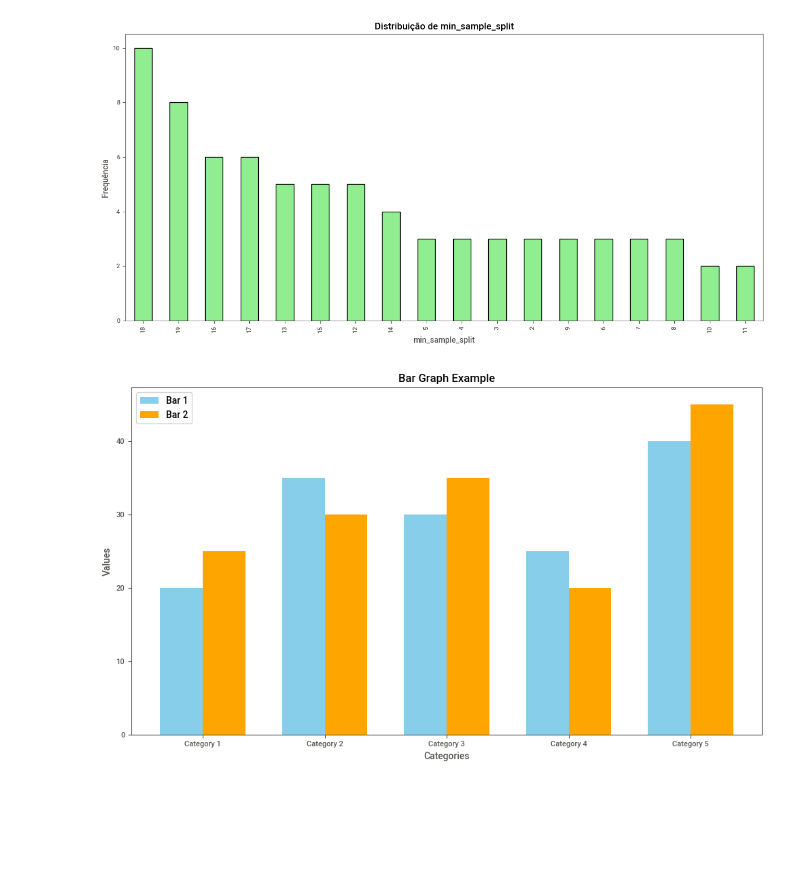
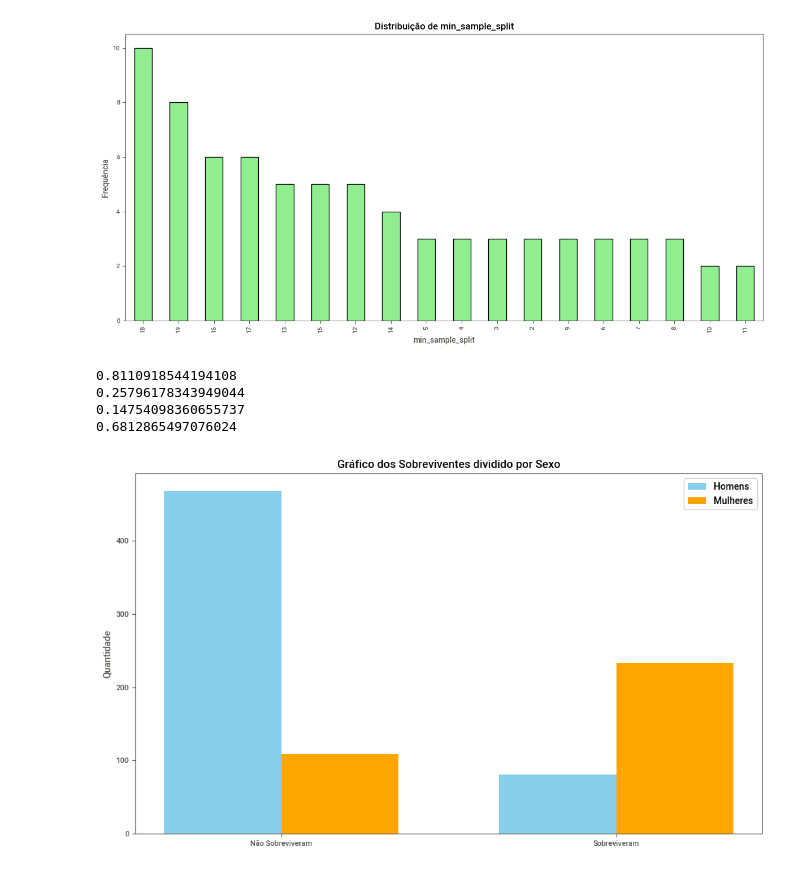
Before and after one commit to masterkey-07/college-projects, a Jupyter notebook: Current Semester/Artificial Intelligence/tasks/first task/playground.ipynb, the cells around one changed output. Drawn from its saved outputs; the diff is of its cells as text; code cells hidden in the pictures; blank space fills up the shorter version.

```diff
--- a/Current Semester/Artificial Intelligence/tasks/first task/playground.ipynb
+++ b/Current Semester/Artificial Intelligence/tasks/first task/playground.ipynb
@@ -6,6 +6,8 @@ import math as m
 import matplotlib.pyplot as plt
 import numpy as np
 # %%
+train = pd.read_csv('./data/train.csv')
+
 new_result = pd.read_csv('./result/new_result.csv', sep=';')
 
 new_result_length = len(new_result.index)
@@ -64,30 +66,49 @@ plot_graph_bar('min_sample_split')
 [figure]
 # %%
 # Sample data
-categories = ['Category 1', 'Category 2', 'Category 3', 'Category 4', 'Category 5']
-values1 = [20, 35, 30, 25, 40]
-values2 = [25, 30, 35, 20, 45]
+categories = ['Não Sobreviveram', 'Sobreviveram']
+
+not_survived = train[train['Survived'] == 0]
+survived = train[train['Survived'] == 1]
+
+male_not_survide = not_survived[not_survived['Sex'] == 'male']['Sex'].count()
+female_not_survide = not_survived[not_survived['Sex'] == 'female']['Sex'].count()
+
+male_survide = survived[survived['Sex'] == 'male']['Sex'].count()
+female_survide = survived[survived['Sex'] == 'female']['Sex'].count()
+
+values1 = [male_not_survide, female_not_survide]
+values2 = [male_survide, female_survide]
+
+print(values1[0]/ (values1[0] + values2[0]))
+print(values1[1]/ (values1[1] + values2[1]))
+
+print(values1[1]/ (values1[0] + values1[1]))
+print(values2[1]/ (values2[0] + values2[1]))
 
 # Width of the bars
 bar_width = 0.35
 
 # Creating the bar graph
 plt.figure(figsize=(10, 6))
-bar1 = plt.bar([i - bar_width/2 for i in range(len(categories))], values1, bar_width, color='skyblue', label='Bar 1')
-bar2 = plt.bar([i + bar_width/2 for i in range(len(categories))], values2, bar_width, color='orange', label='Bar 2')
+bar1 = plt.bar([i - bar_width/2 for i in range(len(categories))], values1, bar_width, color='skyblue', label='Homens')
+bar2 = plt.bar([i + bar_width/2 for i in range(len(categories))], values2, bar_width, color='orange', label='Mulheres')
 
 # Adding titles and labels
-plt.title('Bar Graph Example')
-plt.xlabel('Categories')
-plt.ylabel('Values')
+plt.title('Gráfico dos Sobreviventes dividido por Sexo')
+plt.ylabel('Quantidade')
 plt.xticks(range(len(categories)), categories)
 plt.legend()
 
 # Displaying the plot
 plt.tight_layout()
 plt.show()
 # %% [output]
+0.8110918544194108
+0.25796178343949044
+0.14754098360655737
+0.6812865497076024
-[figure, old version]
+[figure, new version]
 # %%
 from scipy import stats
 import numpy as np
```
Also changed, not shown: parts of 1 cell of this notebook, 6 other files.
